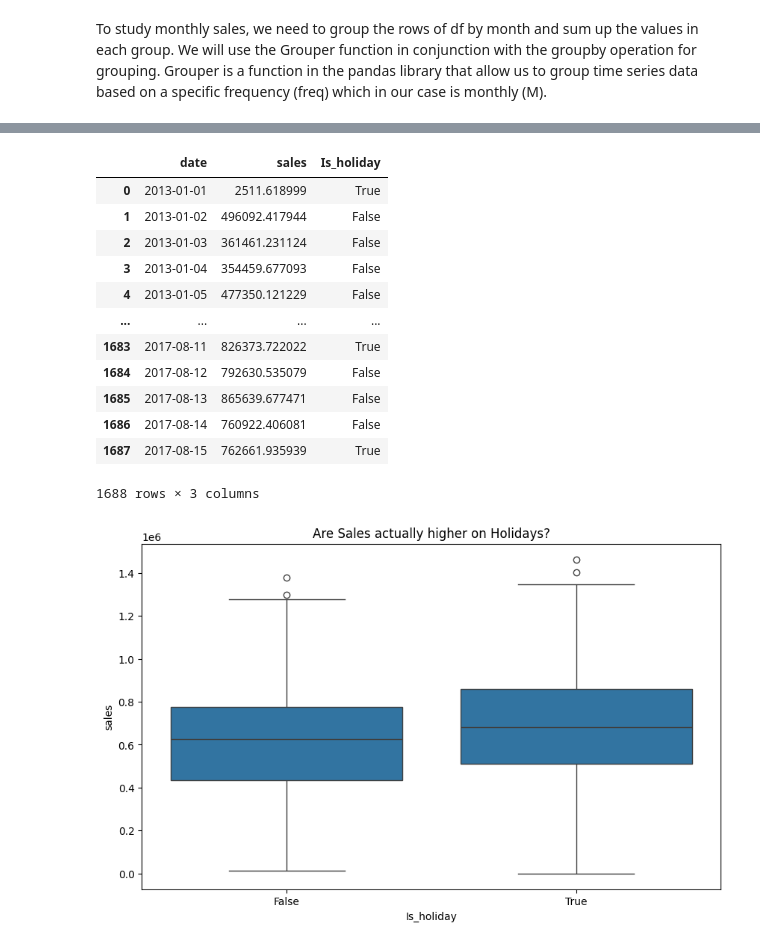
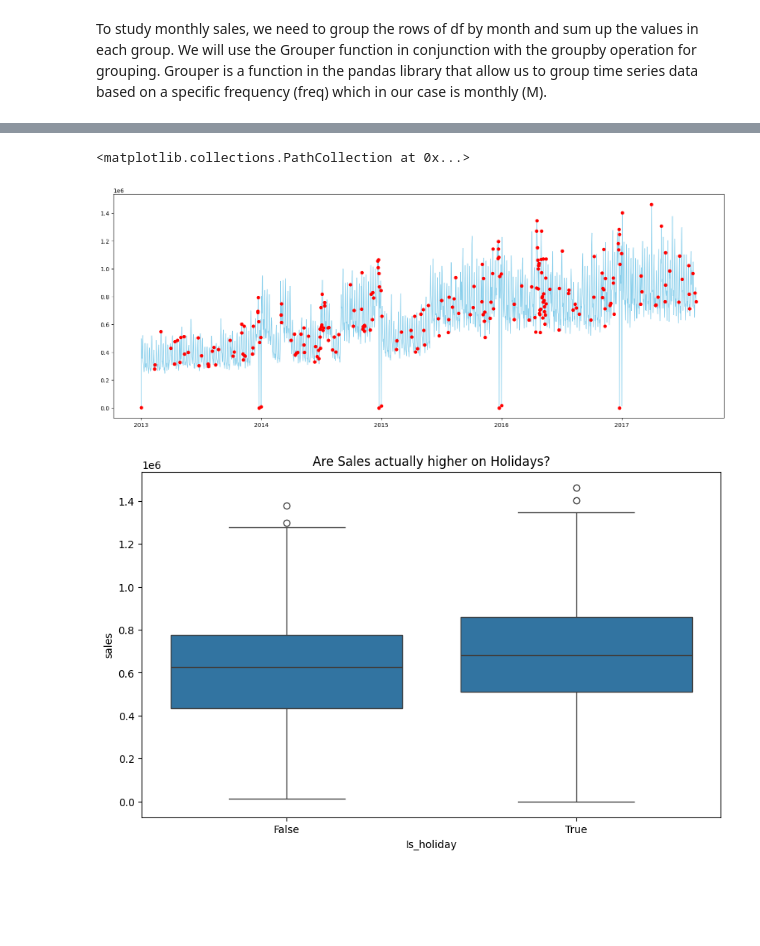
Before and after one commit to Sharddha-Sharddha/IITMLAssignments, a Jupyter notebook: store_sales_timeseries.ipynb, the cells around one changed output, grey strips where cells are left out. Saved outputs shown, nothing was run; the diff lists cells and outputs as text; code cells hidden in the pictures; blank space fills up the shorter version.

```diff
--- a/store_sales_timeseries.ipynb
+++ b/store_sales_timeseries.ipynb
@@ -388,18 +353,0 @@ dtype: float64
-# %%
-daily_sales = per_day_sales.reset_index()
-daily_sales['Is_holiday']= daily_sales['date'].isin(real_holidays['date'])
-daily_sales
-# %% [output]
-|  | date | sales | Is_holiday |
-| 0 | 2013-01-01 | 2511.618999 | True |
-| 1 | 2013-01-02 | 496092.417944 | False |
-| 2 | 2013-01-03 | 361461.231124 | False |
-| 3 | 2013-01-04 | 354459.677093 | False |
-| 4 | 2013-01-05 | 477350.121229 | False |
-| ... | ... | ... | ... |
-| 1683 | 2017-08-11 | 826373.722022 | True |
-| 1684 | 2017-08-12 | 792630.535079 | False |
-| 1685 | 2017-08-13 | 865639.677471 | False |
-| 1686 | 2017-08-14 | 760922.406081 | False |
-| 1687 | 2017-08-15 | 762661.935939 | True |
-1688 rows × 3 columns
@@ -406,3 +366,10 @@ daily_sales
+# %%
+plt.figure(figsize= (19,7))
+plt.plot(per_day_sales.index, per_day_sales.values, label='Daily Sales', color='skyblue', linewidth=1)
+plt.scatter(holiday_filter_day['date'], holiday_filter_day['sales'], color='red', s=25, label='Holiday Points', zorder=5)
+# %% [output]
+<matplotlib.collections.PathCollection at 0x...>
+[figure, added]
 # %%
 # Compare average sales: Holiday vs. Normal Day
 plt.figure(figsize=(10, 6))
```
Also changed, not shown: parts of 9 cells of this notebook.
